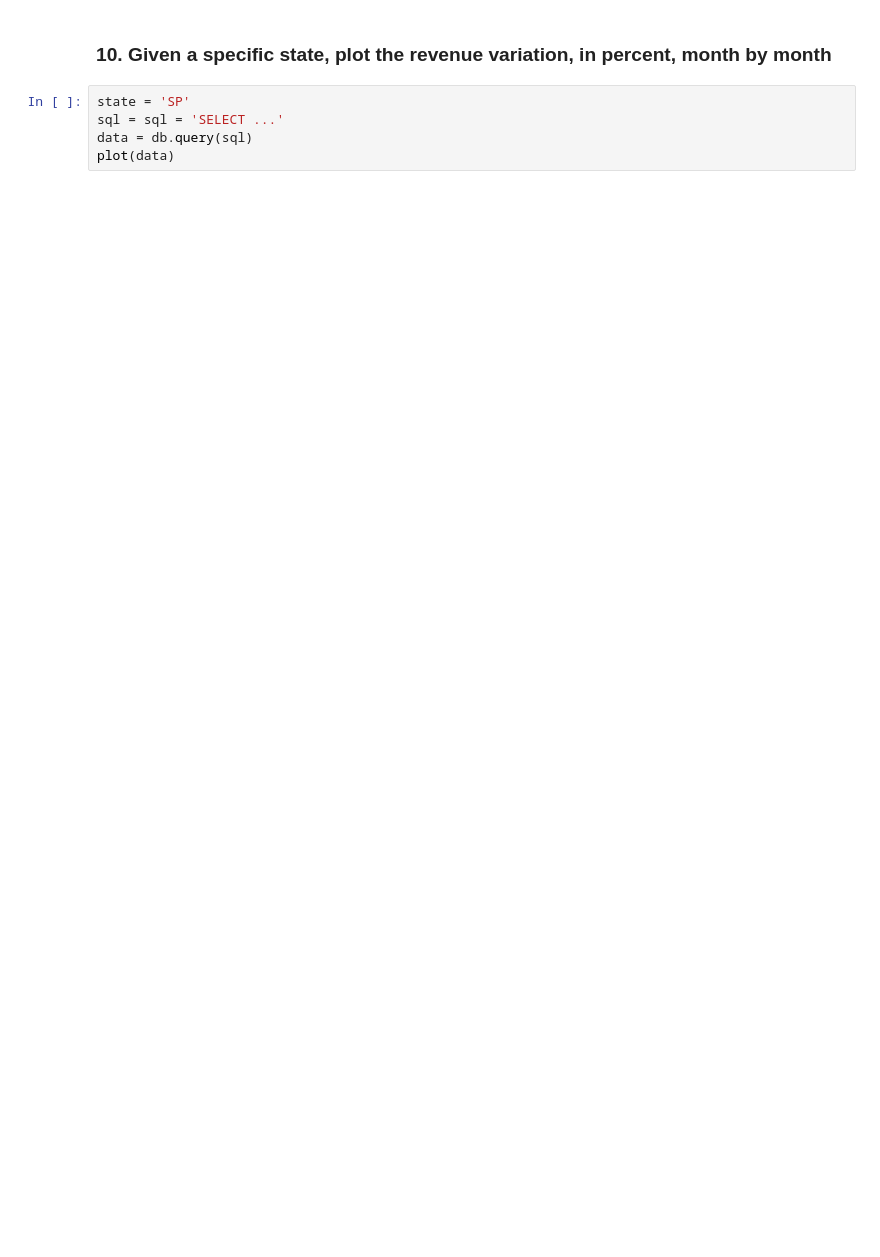
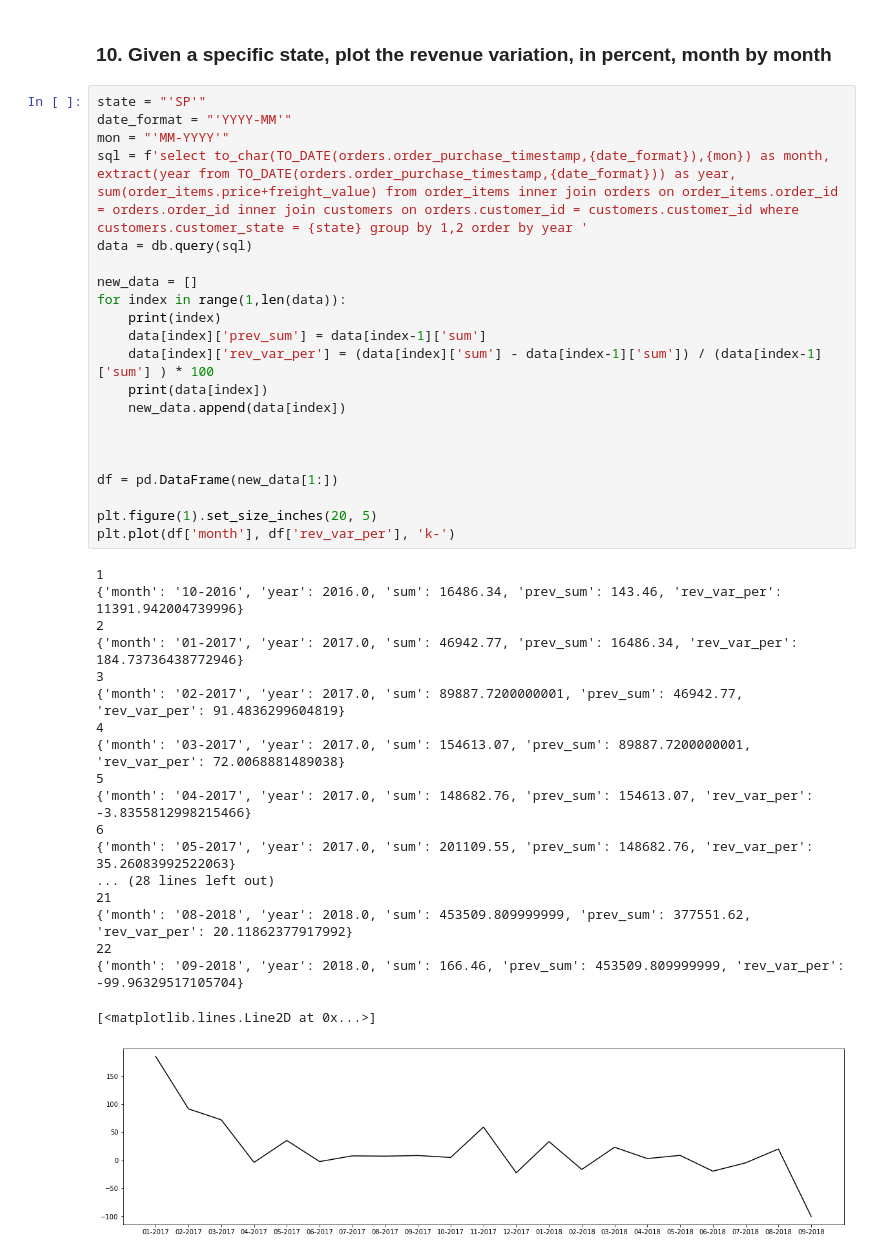
Before and after one commit to PicoNetworks/challenges, a Jupyter notebook: data_engineer/work/challenge.ipynb, the cells around one changed output. Saved outputs shown, nothing was run; the diff lists cells and outputs as text; blank space fills up the shorter version.

```diff
--- a/data_engineer/work/challenge.ipynb
+++ b/data_engineer/work/challenge.ipynb
@@ -97,7 +195,43 @@ data = db.query(sql)
 # %% [markdown]
 ### 10. Given a specific state, plot the revenue variation, in percent, month by month
-# %%
-state = 'SP'
-sql = sql = 'SELECT ...'
-data = db.query(sql)
-plot(data)
+# %%
+state = "'SP'"
+date_format = "'YYYY-MM'"
+mon = "'MM-YYYY'"
+sql = f'select to_char(TO_DATE(orders.order_purchase_timestamp,{date_format}),{mon}) as month, extract(year from TO_DATE(orders.order_purchase_timestamp,{date_format})) as year, sum(order_items.price+freight_value) from order_items inner join orders on order_items.order_id = orders.order_id inner join customers on orders.customer_id = customers.customer_id where customers.customer_state = {state} group by 1,2 order by year '
+data = db.query(sql)
+
+new_data = []
+for index in range(1,len(data)):
+    print(index)
+    data[index]['prev_sum'] = data[index-1]['sum']
+    data[index]['rev_var_per'] = (data[index]['sum'] - data[index-1]['sum']) / (data[index-1]['sum'] ) * 100
+    print(data[index])
+    new_data.append(data[index])
+
+
+
+df = pd.DataFrame(new_data[1:])
+
+plt.figure(1).set_size_inches(20, 5)
+plt.plot(df['month'], df['rev_var_per'], 'k-')
+# %% [output]
+1
+{'month': '10-2016', 'year': 2016.0, 'sum': 16486.34, 'prev_sum': 143.46, 'rev_var_per': 11391.942004739996}
+2
+{'month': '01-2017', 'year': 2017.0, 'sum': 46942.77, 'prev_sum': 16486.34, 'rev_var_per': 184.73736438772946}
+3
+{'month': '02-2017', 'year': 2017.0, 'sum': 89887.7200000001, 'prev_sum': 46942.77, 'rev_var_per': 91.4836299604819}
+4
+{'month': '03-2017', 'year': 2017.0, 'sum': 154613.07, 'prev_sum': 89887.7200000001, 'rev_var_per': 72.0068881489038}
+5
+{'month': '04-2017', 'year': 2017.0, 'sum': 148682.76, 'prev_sum': 154613.07, 'rev_var_per': -3.8355812998215466}
+6
+{'month': '05-2017', 'year': 2017.0, 'sum': 201109.55, 'prev_sum': 148682.76, 'rev_var_per': 35.26083992522063}
+... (28 lines left out)
+21
+{'month': '08-2018', 'year': 2018.0, 'sum': 453509.809999999, 'prev_sum': 377551.62, 'rev_var_per': 20.11862377917992}
+22
+{'month': '09-2018', 'year': 2018.0, 'sum': 166.46, 'prev_sum': 453509.809999999, 'rev_var_per': -99.96329517105704}
+[<matplotlib.lines.Line2D at 0x...>]
+[figure, added]
```
Also changed, not shown: parts of 17 cells of this notebook, 4 other files.
